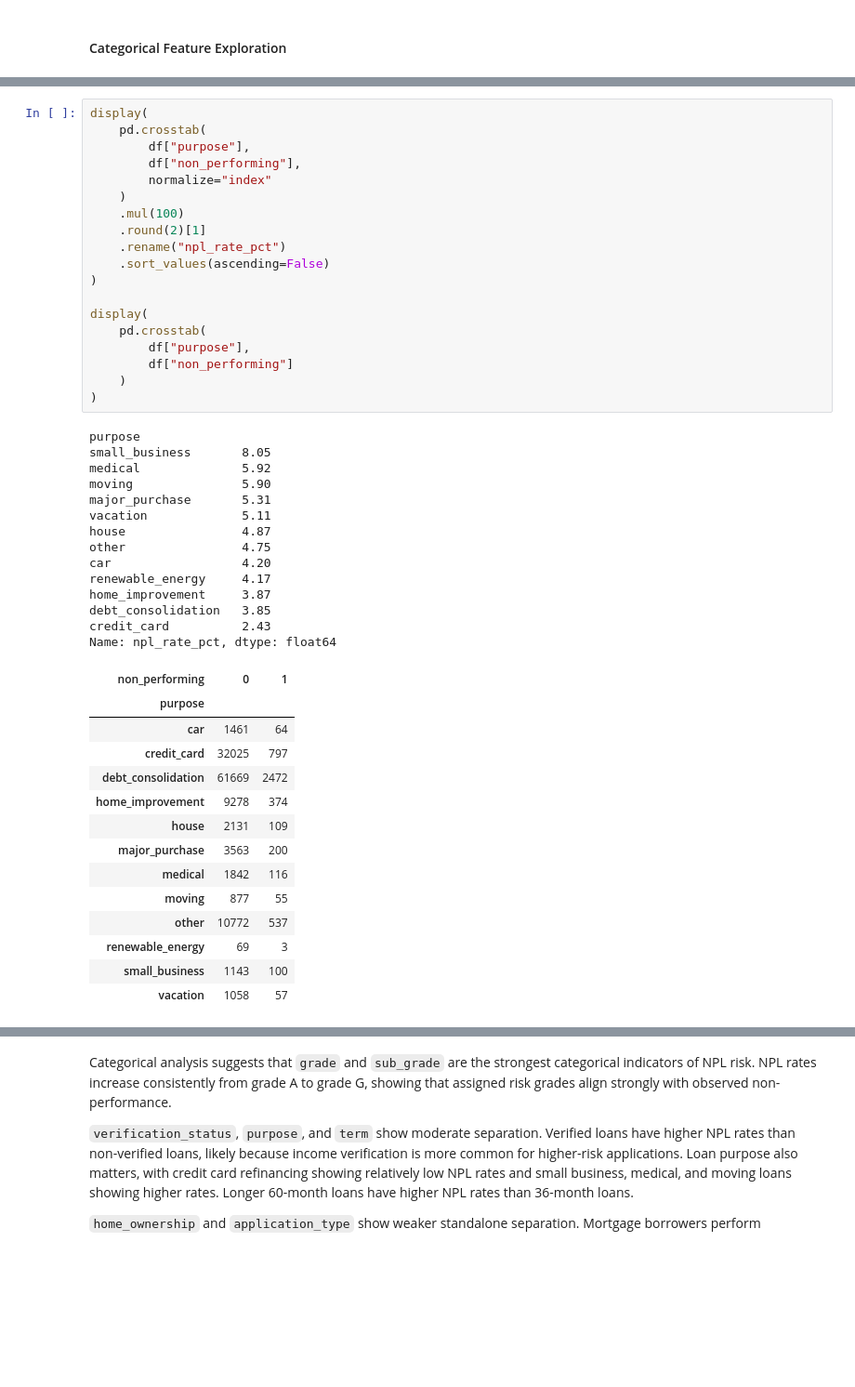
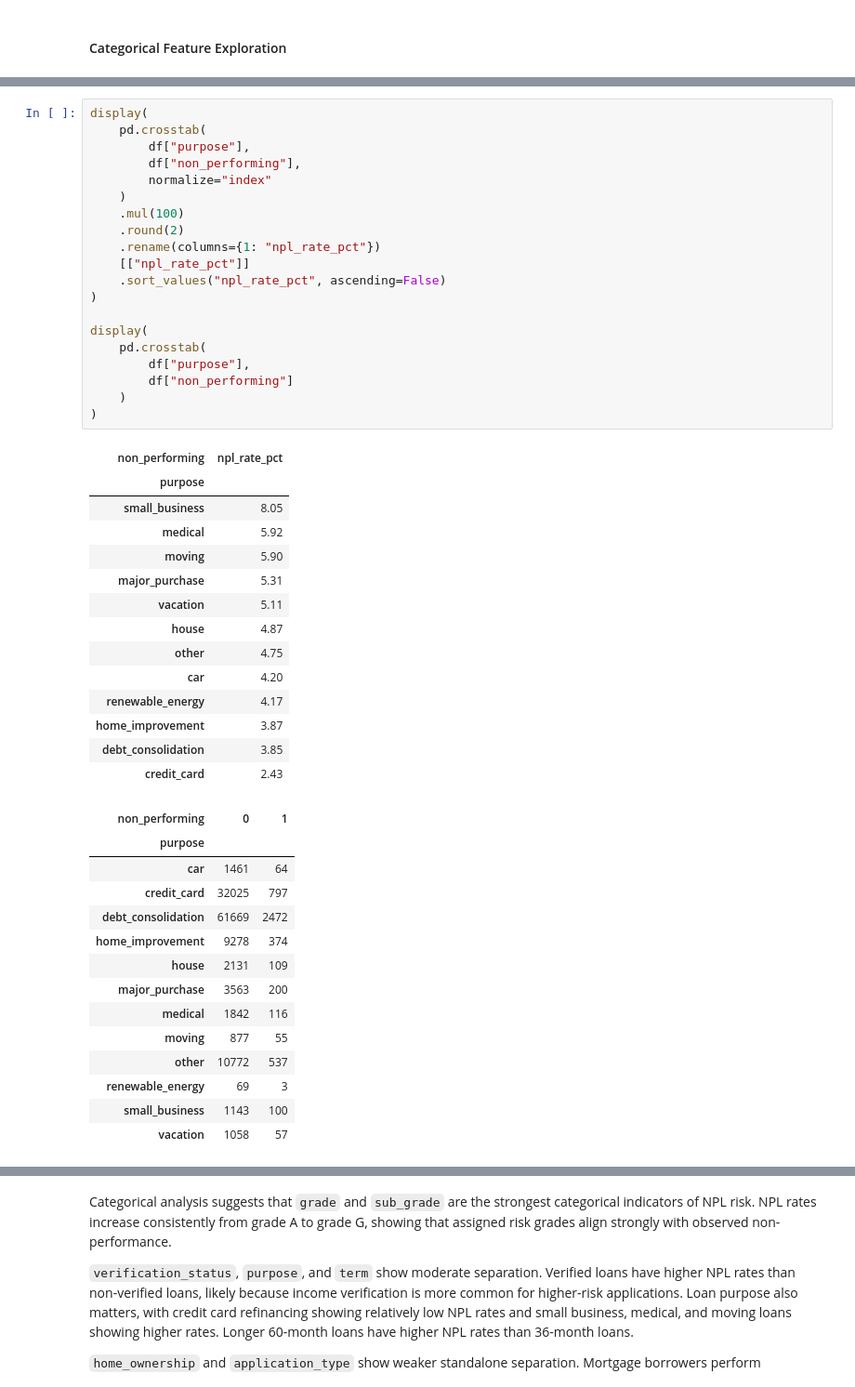
Before and after one commit to janis-karklins88/lending-club-case-study, a Jupyter notebook: notebooks/04_NPL_Analysis.ipynb, the cells around one changed output, grey strips where cells are left out. Shown at 93% size. Saved outputs shown, nothing was run; the diff lists cells and outputs as text; blank space fills up the shorter version.

```diff
--- a/notebooks/04_NPL_Analysis.ipynb
+++ b/notebooks/04_NPL_Analysis.ipynb
@@ -398,51 +403,52 @@ Name: npl_rate_pct, dtype: float64
 # %%
 display(
     pd.crosstab(
         df["purpose"],
         df["non_performing"],
         normalize="index"
     )
     .mul(100)
-    .round(2)[1]
-    .rename("npl_rate_pct")
-    .sort_values(ascending=False)
+    .round(2)
+    .rename(columns={1: "npl_rate_pct"})
+    [["npl_rate_pct"]]
+    .sort_values("npl_rate_pct", ascending=False)
 )
 
 display(
     pd.crosstab(
         df["purpose"],
         df["non_performing"]
     )
 )
 # %% [output]
-purpose
-small_business       8.05
-medical              5.92
-moving               5.90
-major_purchase       5.31
-vacation             5.11
-house                4.87
-other                4.75
-car                  4.20
-renewable_energy     4.17
-home_improvement     3.87
-debt_consolidation   3.85
-credit_card          2.43
-Name: npl_rate_pct, dtype: float64
-| non_performing | 0 | 1 |
-| purpose |  |  |
-| car | 1461 | 64 |
-| credit_card | 32025 | 797 |
-| debt_consolidation | 61669 | 2472 |
-| home_improvement | 9278 | 374 |
-| house | 2131 | 109 |
-| major_purchase | 3563 | 200 |
-| medical | 1842 | 116 |
-| moving | 877 | 55 |
-| other | 10772 | 537 |
-| renewable_energy | 69 | 3 |
-| small_business | 1143 | 100 |
-| vacation | 1058 | 57 |
+| non_performing | npl_rate_pct |
+| purpose |  |
+| small_business | 8.05 |
+| medical | 5.92 |
+| moving | 5.90 |
+| major_purchase | 5.31 |
+| vacation | 5.11 |
+| house | 4.87 |
+| other | 4.75 |
+| car | 4.20 |
+| renewable_energy | 4.17 |
+| home_improvement | 3.87 |
+| debt_consolidation | 3.85 |
+| credit_card | 2.43 |
+| non_performing | 0 | 1 |
+| purpose |  |  |
+| car | 1461 | 64 |
+| credit_card | 32025 | 797 |
+| debt_consolidation | 61669 | 2472 |
+| home_improvement | 9278 | 374 |
+| house | 2131 | 109 |
+| major_purchase | 3563 | 200 |
+| medical | 1842 | 116 |
+| moving | 877 | 55 |
+| other | 10772 | 537 |
+| renewable_energy | 69 | 3 |
+| small_business | 1143 | 100 |
+| vacation | 1058 | 57 |
 # %%
 (
     pd.crosstab(
```
Also changed, not shown: parts of 6 cells of this notebook, 3 other files.
